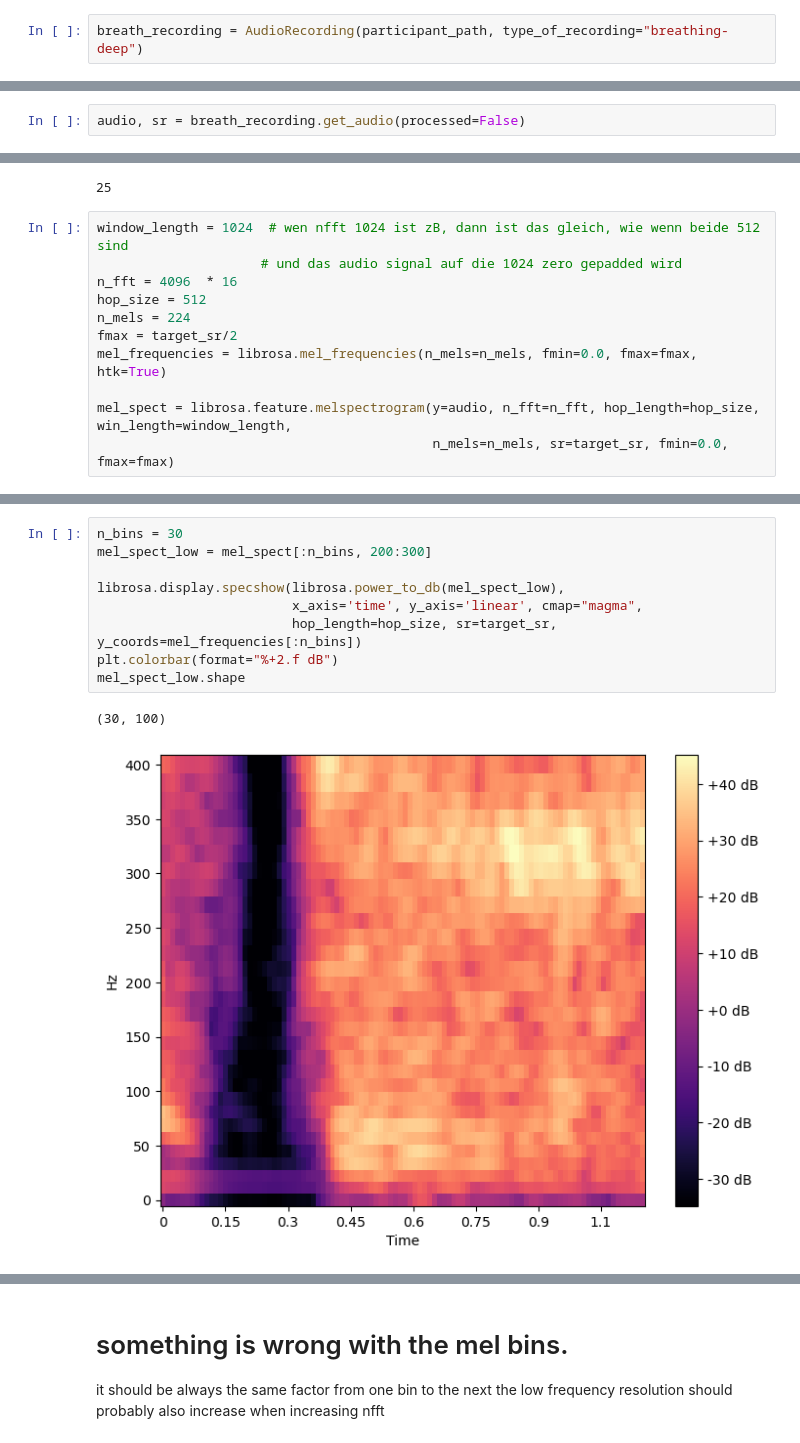
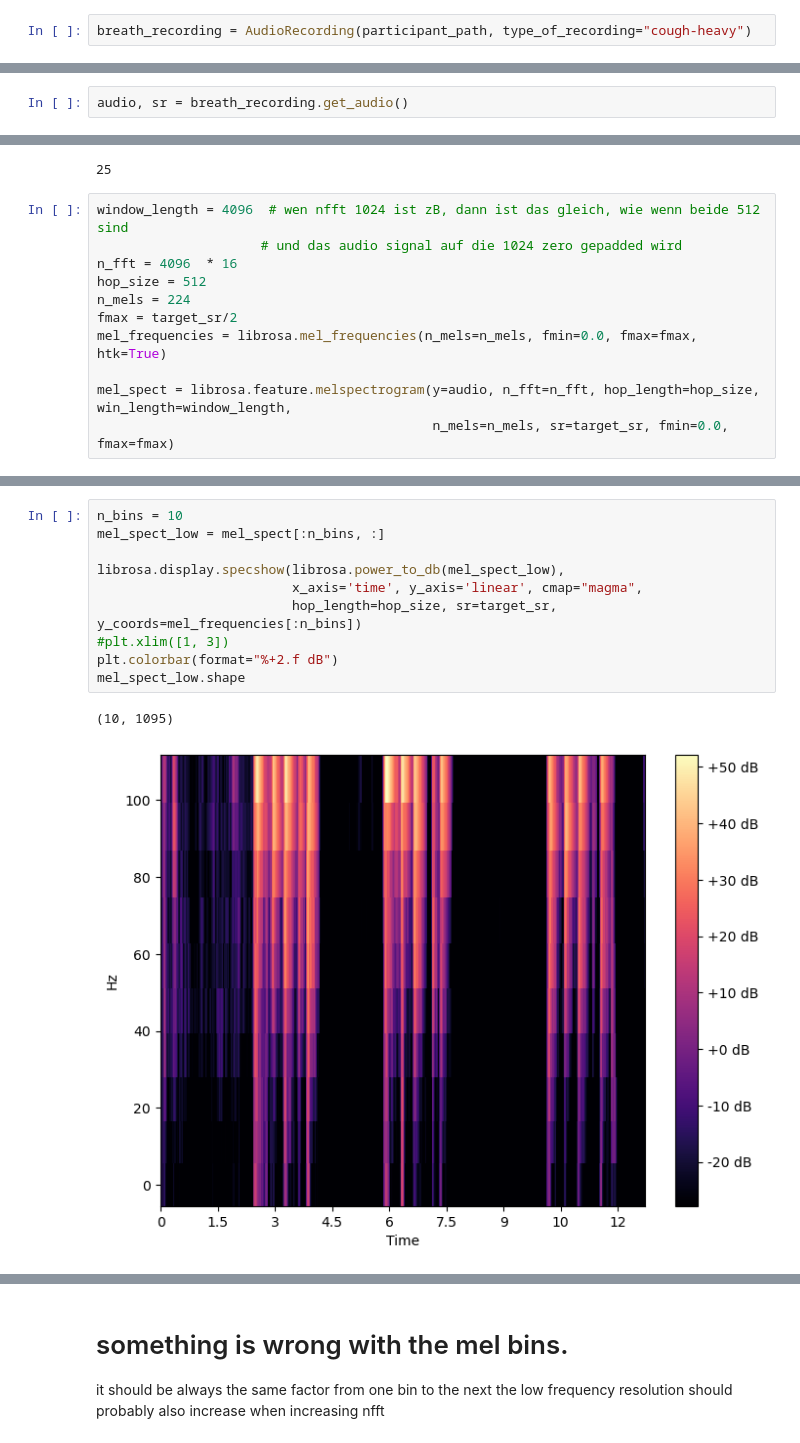
Before and after one commit to MichaelReiter94/acoustic_covid_detection, a Jupyter notebook: python/Jupyter_Notebooks/Infrasound analysis and new Features for resnet.ipynb, the cells around one changed output, grey strips where cells are left out. Drawn from its saved outputs; the diff is of its cells as text.

```diff
--- a/python/Jupyter_Notebooks/Infrasound analysis and new Features for resnet.ipynb
+++ b/python/Jupyter_Notebooks/Infrasound analysis and new Features for resnet.ipynb
@@ -25,2 +25,2 @@ participant_path
 # %%
-breath_recording = AudioRecording(participant_path, type_of_recording="breathing-deep")
+breath_recording = AudioRecording(participant_path, type_of_recording="cough-heavy")
@@ -29,2 +33,2 @@ breath_recording.play_audio(False)
 # %%
-audio, sr = breath_recording.get_audio(processed=False)
+audio, sr = breath_recording.get_audio()
@@ -132,7 +133,7 @@ round(n_freq_per_octave)
 # %% [output]
 25
 # %%
-window_length = 1024  # wen nfft 1024 ist zB, dann ist das gleich, wie wenn beide 512 sind
+window_length = 4096  # wen nfft 1024 ist zB, dann ist das gleich, wie wenn beide 512 sind
                      # und das audio signal auf die 1024 zero gepadded wird
 n_fft = 4096  * 16
 hop_size = 512
@@ -154,12 +155,13 @@ mel_spect.shape
 # %%
-n_bins = 30
-mel_spect_low = mel_spect[:n_bins, 200:300]
+n_bins = 10
+mel_spect_low = mel_spect[:n_bins, :]
 
 librosa.display.specshow(librosa.power_to_db(mel_spect_low),
                          x_axis='time', y_axis='linear', cmap="magma",
                          hop_length=hop_size, sr=target_sr, y_coords=mel_frequencies[:n_bins])
+#plt.xlim([1, 3])
 plt.colorbar(format="%+2.f dB")
 mel_spect_low.shape
 # %% [output]
-(30, 100)
+(10, 1095)
-[figure, old version]
+[figure, new version]
```
Also changed, not shown: parts of 21 cells of this notebook, 6 other files.
